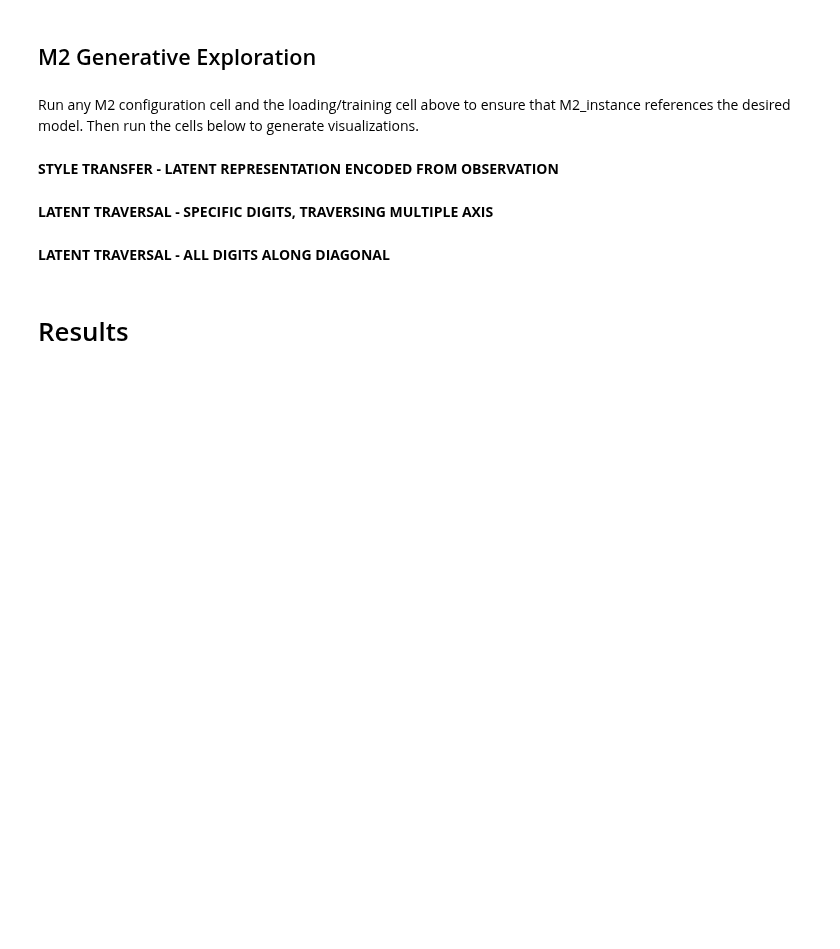
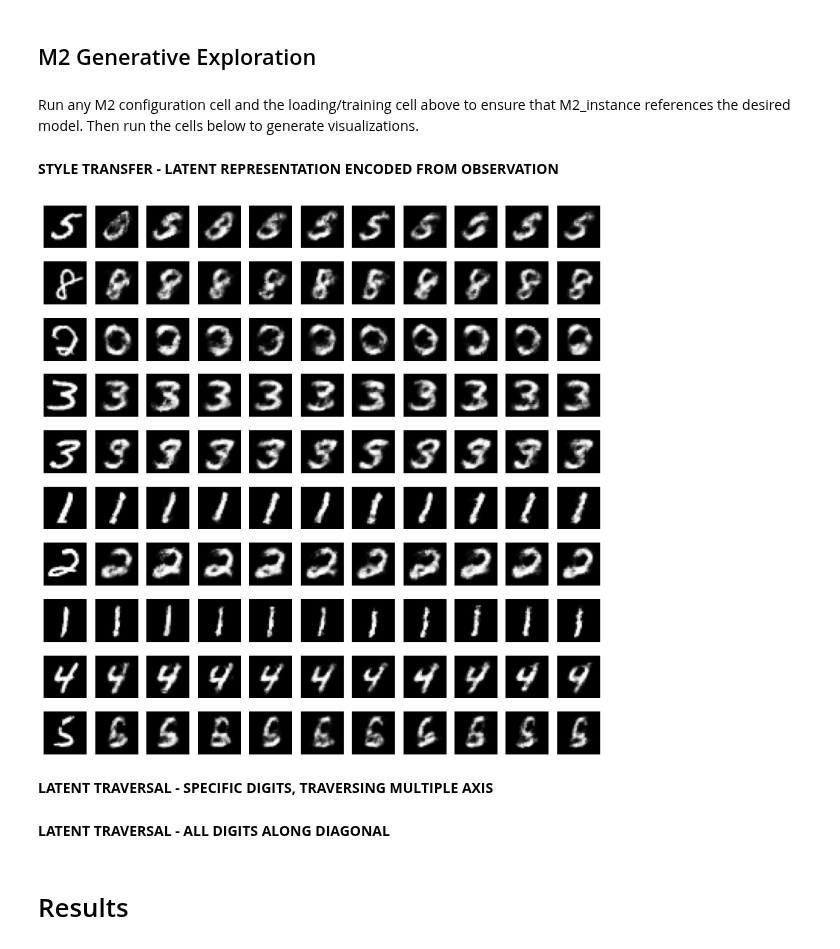
Before and after one commit to MrGorkajuice/DTU_VAE, a Jupyter notebook: VAE_Eksamen.ipynb, the cells around one changed output. Saved outputs shown, nothing was run; the diff lists cells and outputs as text; code cells hidden in the pictures; blank space fills up the shorter version.

```diff
--- a/VAE_Eksamen.ipynb
+++ b/VAE_Eksamen.ipynb
@@ -1382,6 +1670,25 @@ for i in range(len(img)):
         axs[i, j + 1].imshow(image, cmap='gray')
         axs[i, j + 1].axis('off')
 plt.tight_layout()
+# %%
+M2_instance.eval()
+a = random.choices(mnist_train_data,k=10)
+b = [x[0] for x in a]
+img = torch.stack(b)
+fig, axs = plt.subplots(10, 11, figsize=(10, 10), squeeze=False)
+for i in range(len(img)):
+    axs[i, 0].imshow(img[i], cmap='gray')
+    axs[i, 0].axis('off')
+    for j in range(10):
+        lbl = torch.Tensor(10).fill_(j)
+        outputs = M2_instance(img, lbl)
+        px = outputs['px']
+        image = px.probs[i].view(28,28).cpu().detach().numpy()
+        axs[i, j + 1].imshow(image, cmap='gray')
+        axs[i, j + 1].axis('off')
+plt.tight_layout()
+# %% [output]
+[figure, added]
 # %% [markdown]
 **LATENT TRAVERSAL - SPECIFIC DIGITS, TRAVERSING MULTIPLE AXIS**
 # %%
```
Also changed, not shown: parts of 10 cells of this notebook.
